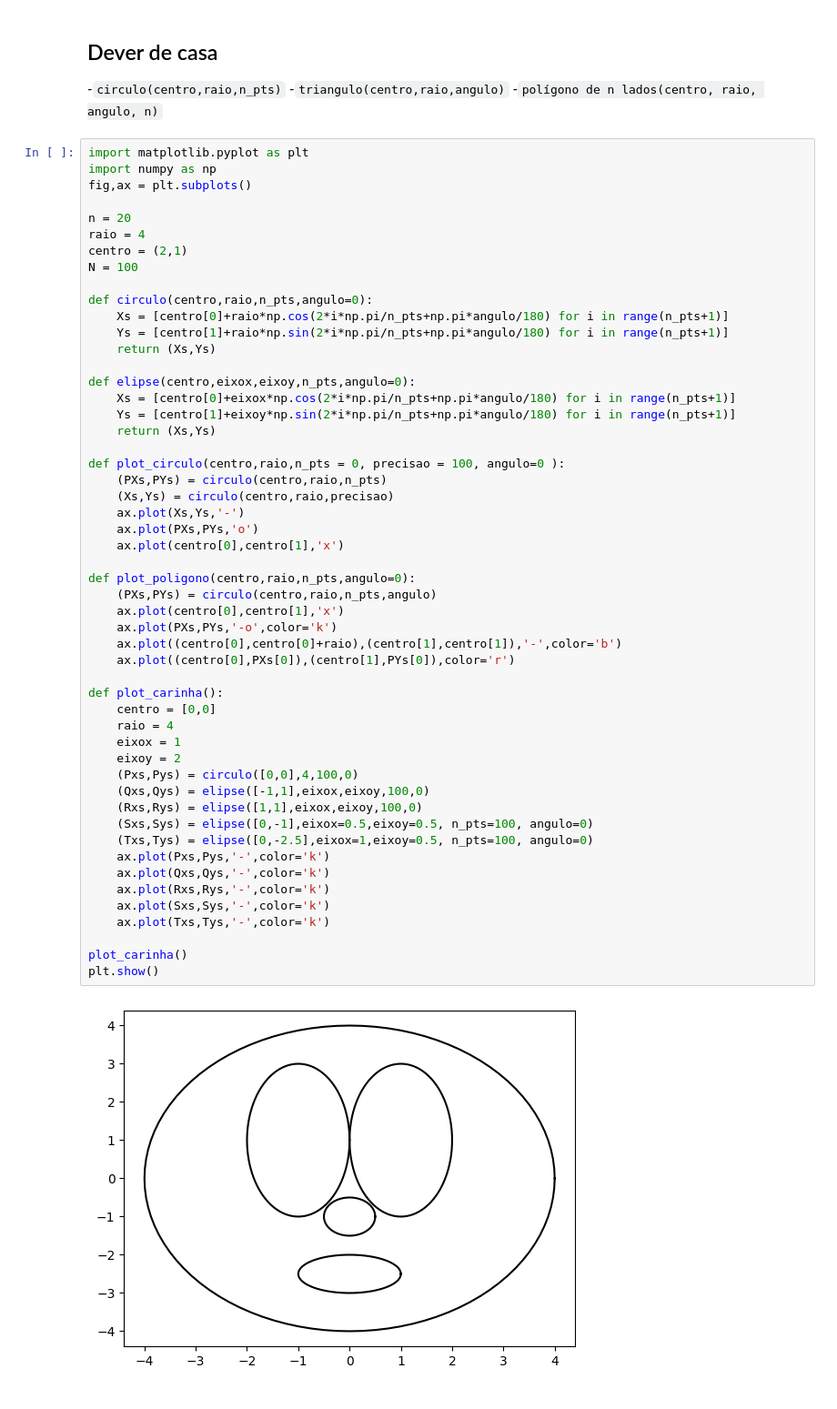
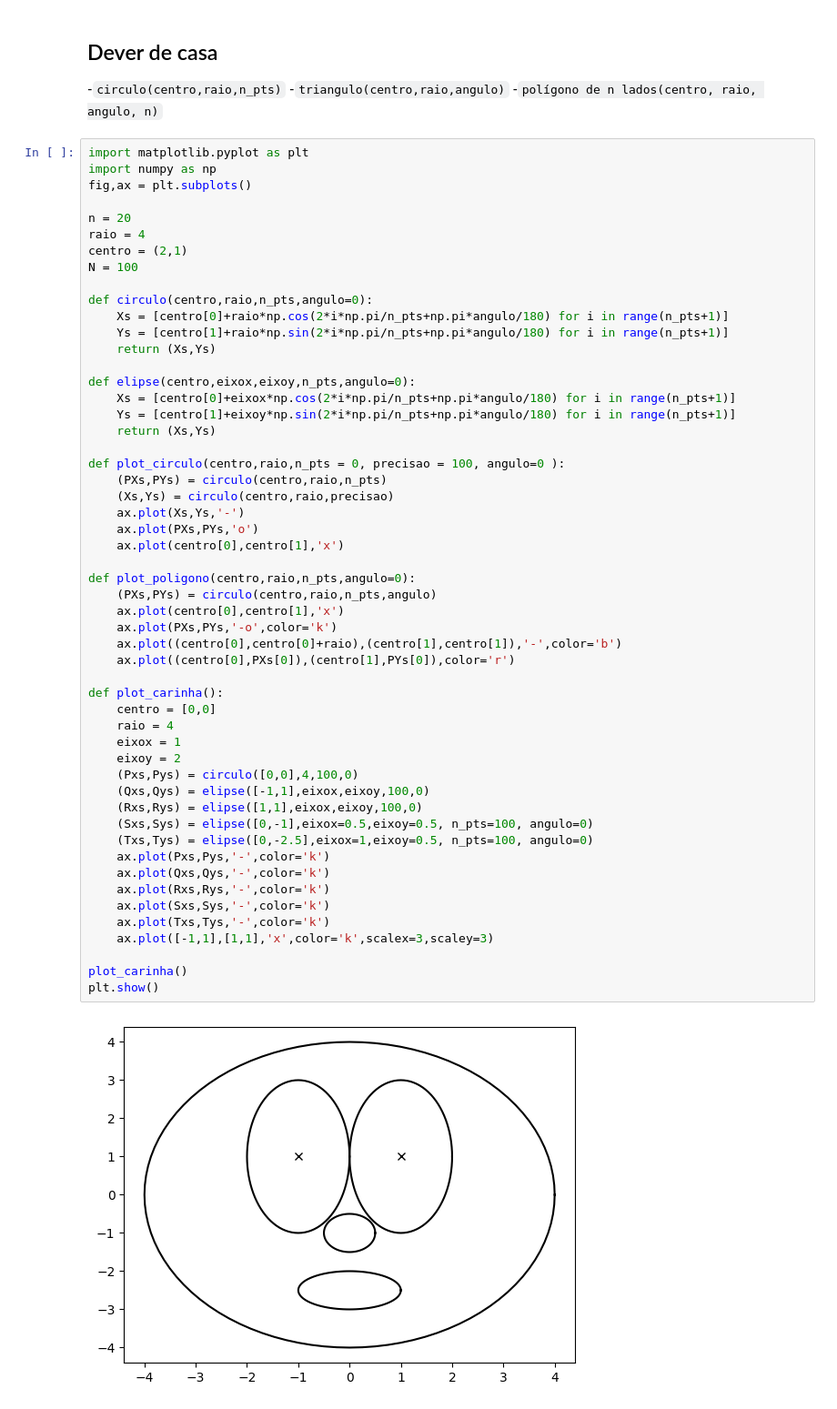
Before and after one commit to cloudallen/bocos, a Jupyter notebook: primos.ipynb, the cells around one changed output. Shown: that part at 91% size. Saved outputs shown, nothing was run; the diff lists cells and outputs as text.

```diff
--- a/primos.ipynb
+++ b/primos.ipynb
@@ -281,31 +281,32 @@ def plot_circulo(centro,raio,n_pts = 0, precisao = 100, angulo=0 ):
     ax.plot(Xs,Ys,'-')
     ax.plot(PXs,PYs,'o')
     ax.plot(centro[0],centro[1],'x')
 
 def plot_poligono(centro,raio,n_pts,angulo=0):
     (PXs,PYs) = circulo(centro,raio,n_pts,angulo)
     ax.plot(centro[0],centro[1],'x')
     ax.plot(PXs,PYs,'-o',color='k')
     ax.plot((centro[0],centro[0]+raio),(centro[1],centro[1]),'-',color='b')
     ax.plot((centro[0],PXs[0]),(centro[1],PYs[0]),color='r')
 
 def plot_carinha():
     centro = [0,0]
     raio = 4
     eixox = 1
     eixoy = 2
     (Pxs,Pys) = circulo([0,0],4,100,0)
     (Qxs,Qys) = elipse([-1,1],eixox,eixoy,100,0)
     (Rxs,Rys) = elipse([1,1],eixox,eixoy,100,0)
     (Sxs,Sys) = elipse([0,-1],eixox=0.5,eixoy=0.5, n_pts=100, angulo=0)
     (Txs,Tys) = elipse([0,-2.5],eixox=1,eixoy=0.5, n_pts=100, angulo=0)
     ax.plot(Pxs,Pys,'-',color='k')
     ax.plot(Qxs,Qys,'-',color='k')
     ax.plot(Rxs,Rys,'-',color='k')
     ax.plot(Sxs,Sys,'-',color='k')
     ax.plot(Txs,Tys,'-',color='k')
+    ax.plot([-1,1],[1,1],'x',color='k',scalex=3,scaley=3)
 
 plot_carinha()
 plt.show()
 # %% [output]
-[figure, old version]
+[figure, new version]
```
Also changed, not shown: parts of 4 cells of this notebook.
